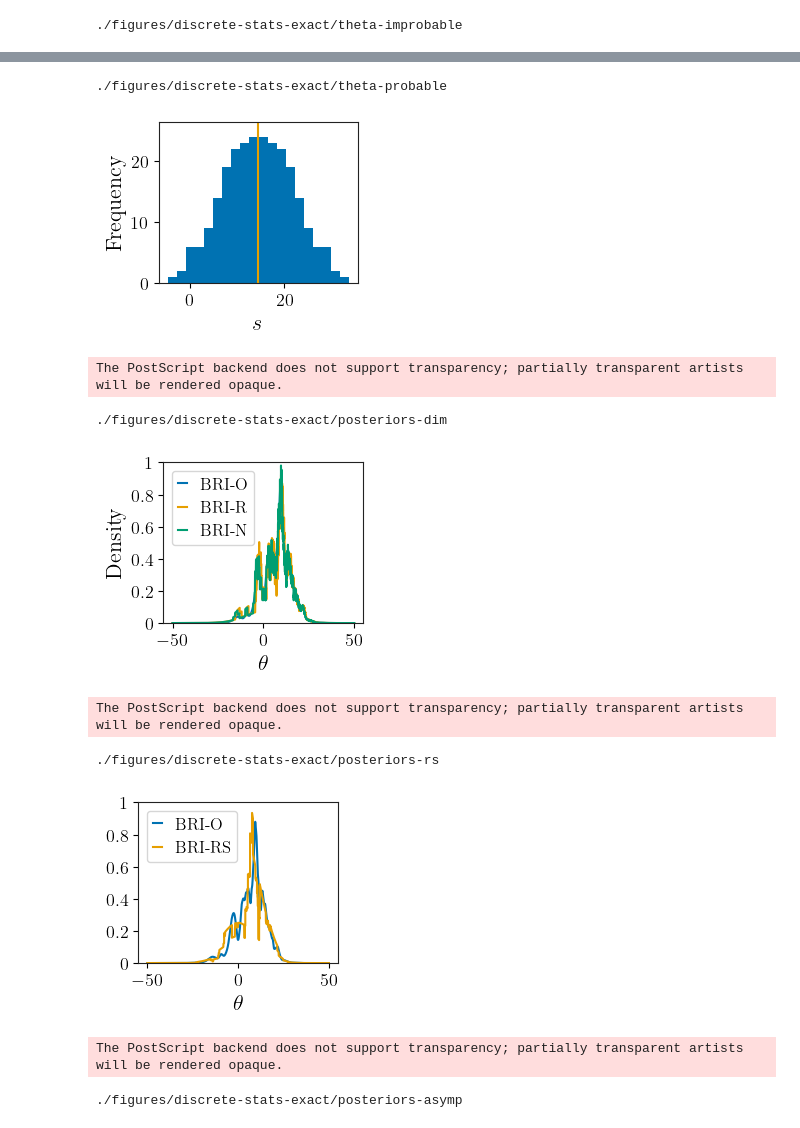
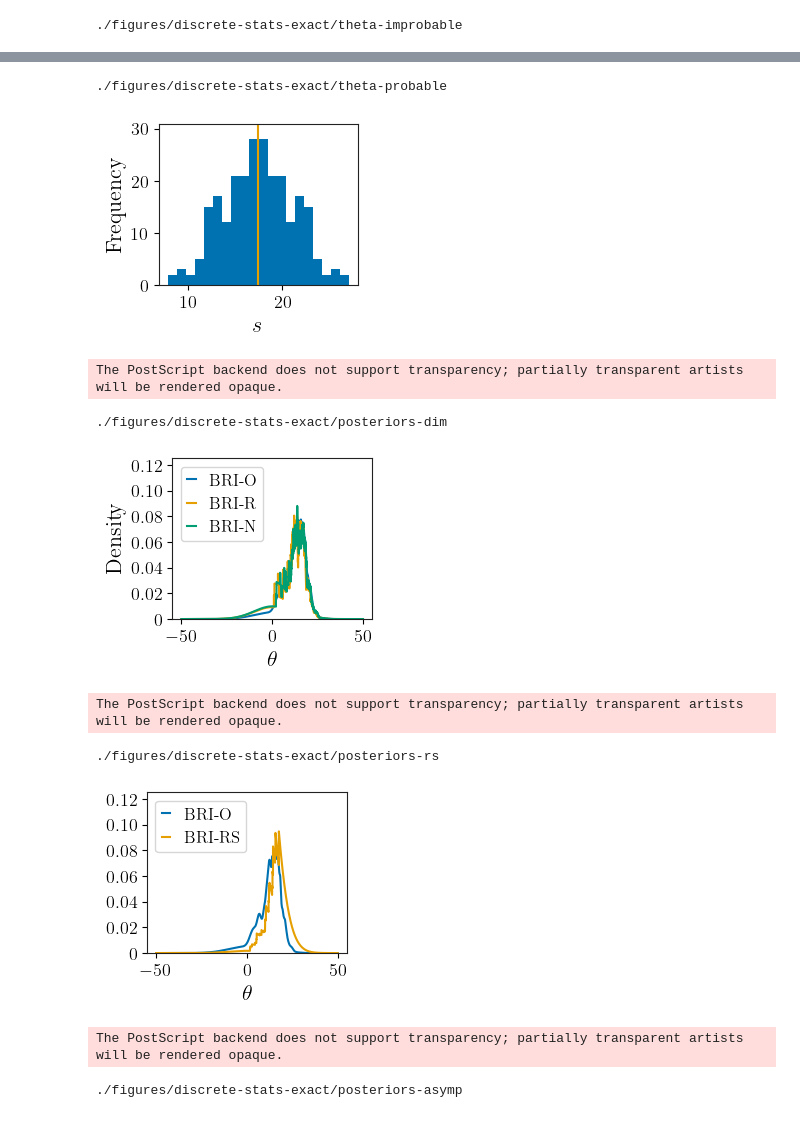
Before and after one commit to eastonhuch/bayesian-randomization-inference, a Jupyter notebook: discrete-stats-exact.ipynb, the cells around one changed output, grey strips where cells are left out. Saved outputs shown, nothing was run; the diff lists cells and outputs as text; code cells hidden in the pictures.

```diff
--- a/discrete-stats-exact.ipynb
+++ b/discrete-stats-exact.ipynb
@@ -1,15 +1,19 @@
 # %%
 import pandas as pd
 import numpy as np
-from scipy.stats import norm, uniform
+from scipy.stats import norm
 from itertools import combinations
 import matplotlib.pyplot as plt
-import seaborn as sns
+from multiprocessing import Pool
 from tqdm import trange
-from abc import ABC, abstractmethod
 from shared.config_plt import config_plt, get_fig_ax, save_my_fig, colors
 from shared.utils import print_se_parentheses, rank
 from shared.univariate import DiscretizedDist, PriorAnalyzer, RankSumAnalyzer, RoundedAnalyzer, NeighborhoodAnalyzer, BRIOneSidedAnalyzer, BRIAsympAnalyzer, DiffMeansAnalyzer, LIBDiffMeansAnalyzer
+from shared.exact_simulation import exact_simulate_one
+
+# Spawn separate RNGs to reduce dependence
+figure_rng = np.random.default_rng(seed=1)
+
 config_plt()
 pd.set_option("display.max_colwidth", None)
 pd.set_option("display.max_rows", 1000)
@@ -84,18 +71,4 @@ n_methods = len(methods)
 # %%
-# Generate data
-data_rng = np.random.default_rng(seed=2)
-a_init = sample_a(data_rng)
-not_a_init = ~a_init
-y0_init = data_rng.normal(size=n, scale=10.) + data_rng.gamma(20./5., scale=5./2., size=n)
-y1_init = y0_init + 10. + data_rng.normal(size=n, scale=10.)
-ya_init = a_init*y1_init + not_a_init*y0_init
-true_theta = 10.
-y0 = ya_init - a_init*true_theta
-y1 = y0 + true_theta
-a = sample_a(data_rng)
-not_a = ~a
-y = a*y1 + not_a*y0
-
 # Visualize data
 figsize = (2.7, 2.2)
 left_adjust = 0.22
@@ -140,9 +113,9 @@ neighborhood_probs = neighborhood_analyzer.get_posterior_probs(y, a, theta_vals)
 ax.plot(theta_vals, neighborhood_probs, label=neighborhood_analyzer.name)
 ax.set_xlabel("$\\theta$")
 ax.set_ylabel("Density")
-y_ticks = np.array([0., 0.02, 0.04, 0.06, 0.08, 0.1])
-y_max = np.max(y_ticks)
-y_ticklabels = np.array(["0", "0.2", "0.4", "0.6", "0.8", "1"])
+y_ticks = np.array([0., 0.02, 0.04, 0.06, 0.08, 0.1, 0.12])
+y_max = 0.125
+y_ticklabels = np.array(["0", "0.02", "0.04", "0.06", "0.08", "0.10", "0.12"])
 ax.set_ylim((0., y_max))
 ax.set_yticks(y_ticks, y_ticklabels)
 plt.legend(loc="upper left", fontsize=12, handlelength=0.5)
@@ -182,10 +155,10 @@ plt.show()
 ./figures/discrete-stats-exact/theta-probable
-[figure, old version]
+[figure, new version]
 The PostScript backend does not support transparency; partially transparent artists will be rendered opaque.
 ./figures/discrete-stats-exact/posteriors-dim
-[figure, old version]
+[figure, new version]
 The PostScript backend does not support transparency; partially transparent artists will be rendered opaque.
 ./figures/discrete-stats-exact/posteriors-rs
-[figure, old version]
+[figure, new version]
 The PostScript backend does not support transparency; partially transparent artists will be rendered opaque.
 ./figures/discrete-stats-exact/posteriors-asymp
```
Also changed, not shown: parts of 9 cells of this notebook, 4 other files.
